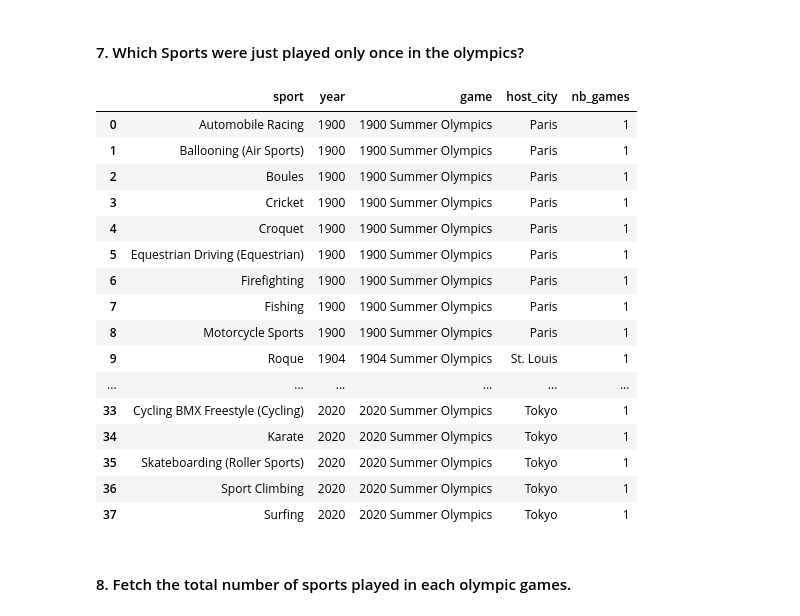
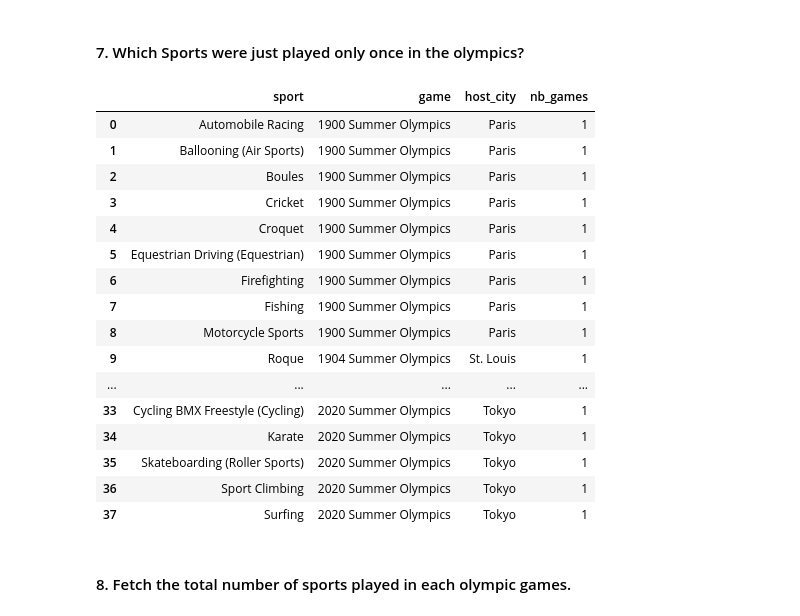
Before and after one commit to chanronnie/Olympics, a Jupyter notebook: analysis/olympics_analysis.ipynb, the cells around one changed output. Saved outputs shown, nothing was run; the diff lists cells and outputs as text; code cells hidden in the pictures.

```diff
--- a/analysis/olympics_analysis.ipynb
+++ b/analysis/olympics_analysis.ipynb
@@ -432,44 +435,43 @@ WHERE total_summer_games_attended =
 # %%
 pd.read_sql("""
 WITH count_sport_games_cte AS
 (
     SELECT
         h.sport,
         COUNT(DISTINCT h.game) AS "nb_games"
     FROM olympics.olympic_history_cleaned h
     JOIN olympics.host_cities c ON h.game = c.game
     GROUP BY h.sport
     HAVING COUNT(DISTINCT h.game) = 1
 )
 SELECT
     DISTINCT cte.sport,
-    c.year,
     h.game,
     c.host_city,
     cte.nb_games
 FROM count_sport_games_cte cte
 LEFT JOIN olympics.olympic_history_cleaned h ON cte.sport = h.sport
 JOIN olympics.host_cities c ON h.game = c.game
-ORDER BY c.year
+ORDER BY h.game
 """, conn)
 # %% [output]
-|  | sport | year | game | host_city | nb_games |
-| 0 | Automobile Racing | 1900 | 1900 Summer Olympics | Paris | 1 |
-| 1 | Ballooning (Air Sports) | 1900 | 1900 Summer Olympics | Paris | 1 |
-| 2 | Boules | 1900 | 1900 Summer Olympics | Paris | 1 |
-| 3 | Cricket | 1900 | 1900 Summer Olympics | Paris | 1 |
-| 4 | Croquet | 1900 | 1900 Summer Olympics | Paris | 1 |
-| 5 | Equestrian Driving (Equestrian) | 1900 | 1900 Summer Olympics | Paris | 1 |
-| 6 | Firefighting | 1900 | 1900 Summer Olympics | Paris | 1 |
-| 7 | Fishing | 1900 | 1900 Summer Olympics | Paris | 1 |
-| 8 | Motorcycle Sports | 1900 | 1900 Summer Olympics | Paris | 1 |
-| 9 | Roque | 1904 | 1904 Summer Olympics | St. Louis | 1 |
-| ... | ... | ... | ... | ... | ... |
-| 33 | Cycling BMX Freestyle (Cycling) | 2020 | 2020 Summer Olympics | Tokyo | 1 |
-| 34 | Karate | 2020 | 2020 Summer Olympics | Tokyo | 1 |
-| 35 | Skateboarding (Roller Sports) | 2020 | 2020 Summer Olympics | Tokyo | 1 |
-| 36 | Sport Climbing | 2020 | 2020 Summer Olympics | Tokyo | 1 |
-| 37 | Surfing | 2020 | 2020 Summer Olympics | Tokyo | 1 |
+|  | sport | game | host_city | nb_games |
+| 0 | Automobile Racing | 1900 Summer Olympics | Paris | 1 |
+| 1 | Ballooning (Air Sports) | 1900 Summer Olympics | Paris | 1 |
+| 2 | Boules | 1900 Summer Olympics | Paris | 1 |
+| 3 | Cricket | 1900 Summer Olympics | Paris | 1 |
+| 4 | Croquet | 1900 Summer Olympics | Paris | 1 |
+| 5 | Equestrian Driving (Equestrian) | 1900 Summer Olympics | Paris | 1 |
+| 6 | Firefighting | 1900 Summer Olympics | Paris | 1 |
+| 7 | Fishing | 1900 Summer Olympics | Paris | 1 |
+| 8 | Motorcycle Sports | 1900 Summer Olympics | Paris | 1 |
+| 9 | Roque | 1904 Summer Olympics | St. Louis | 1 |
+| ... | ... | ... | ... | ... |
+| 33 | Cycling BMX Freestyle (Cycling) | 2020 Summer Olympics | Tokyo | 1 |
+| 34 | Karate | 2020 Summer Olympics | Tokyo | 1 |
+| 35 | Skateboarding (Roller Sports) | 2020 Summer Olympics | Tokyo | 1 |
+| 36 | Sport Climbing | 2020 Summer Olympics | Tokyo | 1 |
+| 37 | Surfing | 2020 Summer Olympics | Tokyo | 1 |
 # %% [markdown]
 #### 8. Fetch the total number of sports played in each olympic games.
 # %%
```
Also changed, not shown: parts of 28 cells of this notebook.
